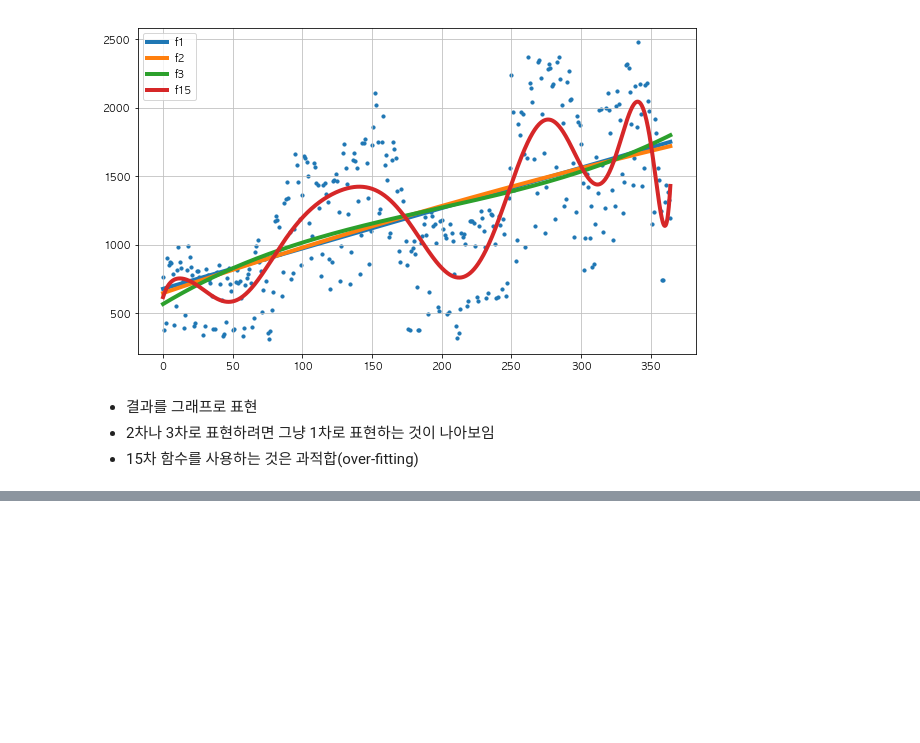
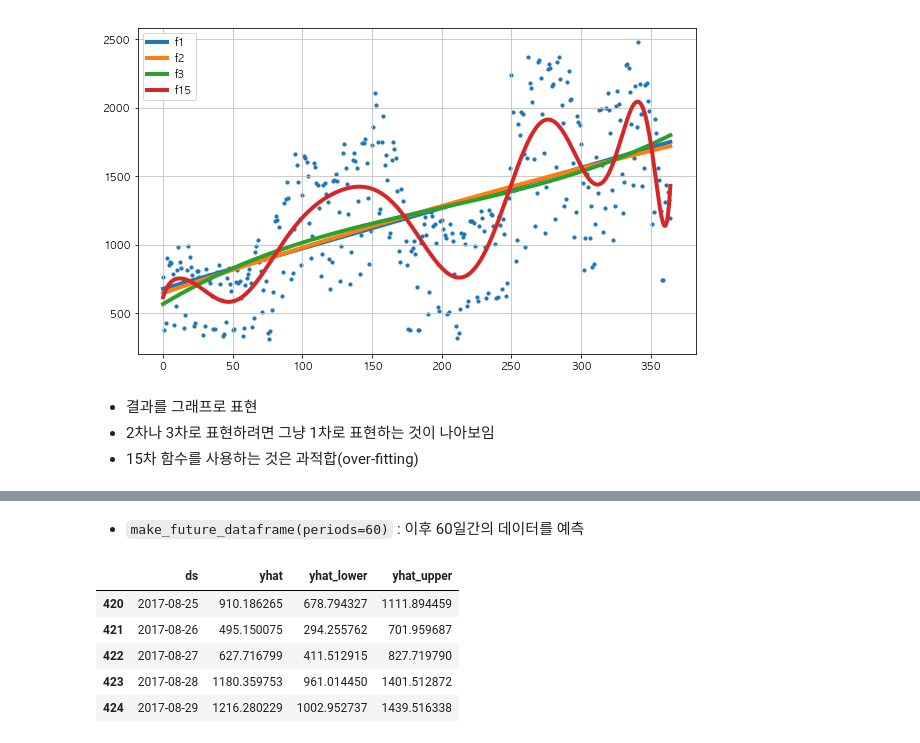
Before and after one commit to KimDoKy/DataScience, a Jupyter notebook: source_code/chap7. Time Series Data Handle.ipynb, the cells around one changed output, grey strips where cells are left out. Saved outputs shown, nothing was run; the diff lists cells and outputs as text; code cells hidden in the pictures; blank space fills up the shorter version.

```diff
--- a/source_code/chap7. Time Series Data Handle.ipynb
+++ b/source_code/chap7. Time Series Data Handle.ipynb
@@ -120,0 +146,12 @@ plt.show()
+# %% [markdown]
+- `make_future_dataframe(periods=60)` : 이후 60일간의 데이터를 예측
+# %%
+forecast = m.predict(future)
+forecast[['ds','yhat','yhat_lower','yhat_upper']].tail()
+# %% [output]
+|  | ds | yhat | yhat_lower | yhat_upper |
+| 420 | 2017-08-25 | 910.186265 | 678.794327 | 1111.894459 |
+| 421 | 2017-08-26 | 495.150075 | 294.255762 | 701.959687 |
+| 422 | 2017-08-27 | 627.716799 | 411.512915 | 827.719790 |
+| 423 | 2017-08-28 | 1180.359753 | 961.014450 | 1401.512872 |
+| 424 | 2017-08-29 | 1216.280229 | 1002.952737 | 1439.516338 |
```
Also changed, not shown: parts of 9 cells of this notebook.
